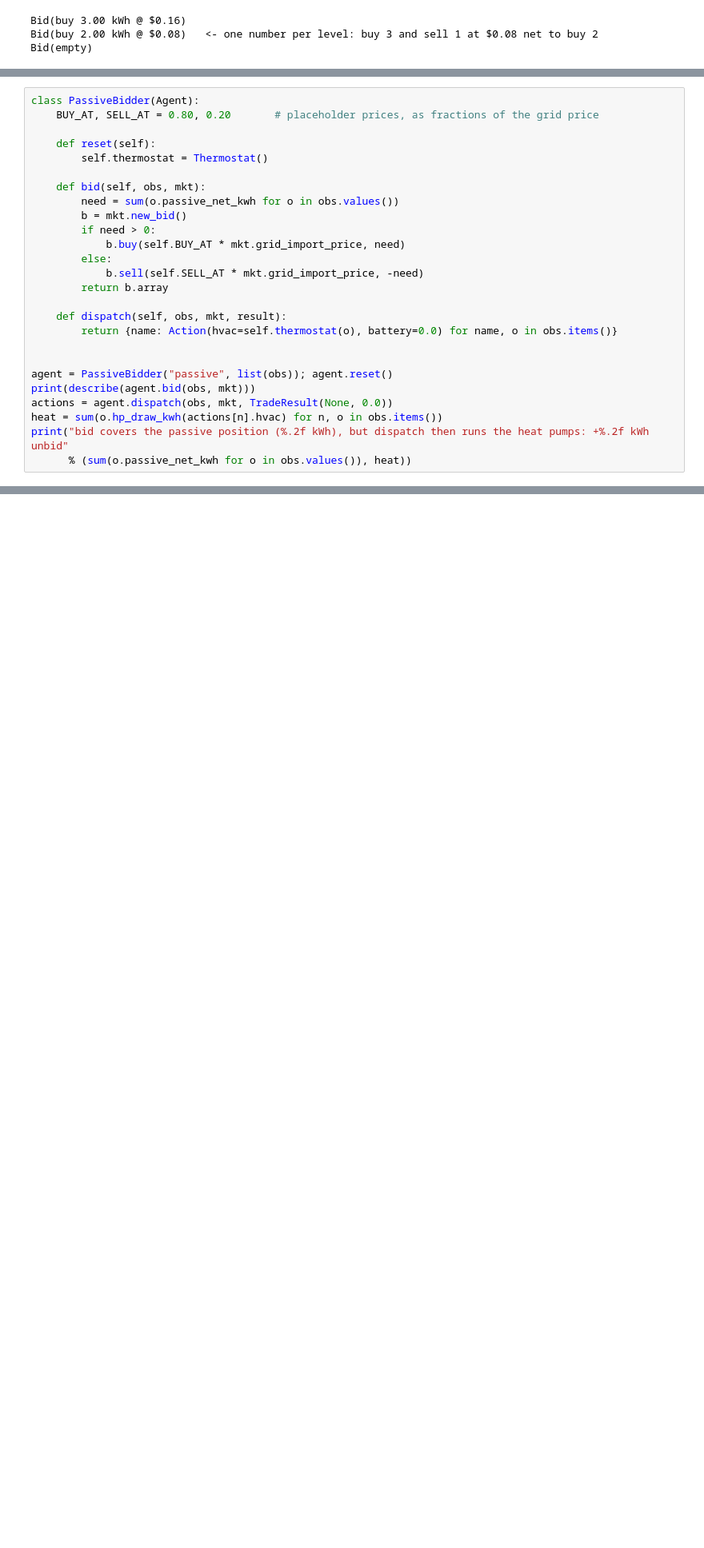
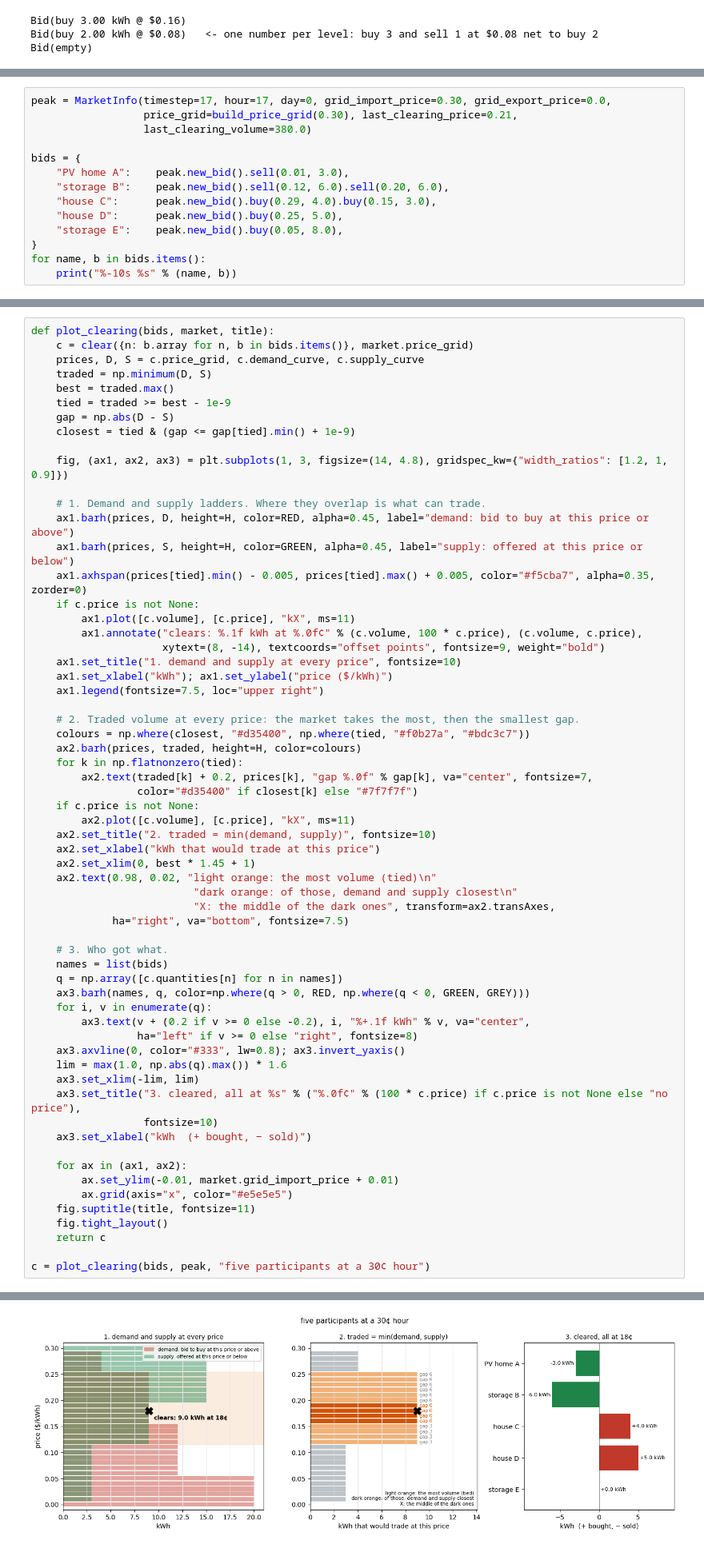
Before and after one commit to TimCDiller/annex_96_p2p, a Jupyter notebook: docs/building_an_agent.ipynb, the cells around one changed output, grey strips where cells are left out. Shown at 80% size. Cells and saved outputs as stored; diff of their text form; blank space fills up the shorter version.

```diff
--- a/docs/building_an_agent.ipynb
+++ b/docs/building_an_agent.ipynb
@@ -505,0 +525,14 @@ what you have spare. This is the README's first example:
+# %%
+peak = MarketInfo(timestep=17, hour=17, day=0, grid_import_price=0.30, grid_export_price=0.0,
+                  price_grid=build_price_grid(0.30), last_clearing_price=0.21,
+                  last_clearing_volume=380.0)
+
+bids = {
+    "PV home A":    peak.new_bid().sell(0.01, 3.0),
+    "storage B":    peak.new_bid().sell(0.12, 6.0).sell(0.20, 6.0),
+    "house C":      peak.new_bid().buy(0.29, 4.0).buy(0.15, 3.0),
+    "house D":      peak.new_bid().buy(0.25, 5.0),
+    "storage E":    peak.new_bid().buy(0.05, 8.0),
+}
+for name, b in bids.items():
+    print("%-10s %s" % (name, b))
@@ -506,27 +545,63 @@ what you have spare. This is the README's first example:
 # %%
-class PassiveBidder(Agent):
-    BUY_AT, SELL_AT = 0.80, 0.20       # placeholder prices, as fractions of the grid price
+def plot_clearing(bids, market, title):
+    c = clear({n: b.array for n, b in bids.items()}, market.price_grid)
+    prices, D, S = c.price_grid, c.demand_curve, c.supply_curve
+    traded = np.minimum(D, S)
+    best = traded.max()
+    tied = traded >= best - 1e-9
+    gap = np.abs(D - S)
+    closest = tied & (gap <= gap[tied].min() + 1e-9)
 
-    def reset(self):
-        self.thermostat = Thermostat()
+    fig, (ax1, ax2, ax3) = plt.subplots(1, 3, figsize=(14, 4.8), gridspec_kw={"width_ratios": [1.2, 1, 0.9]})
 
-    def bid(self, obs, mkt):
-        need = sum(o.passive_net_kwh for o in obs.values())
-        b = mkt.new_bid()
-        if need > 0:
-            b.buy(self.BUY_AT * mkt.grid_import_price, need)
-        else:
-            b.sell(self.SELL_AT * mkt.grid_import_price, -need)
-        return b.array
+    # 1. Demand and supply ladders. Where they overlap is what can trade.
+    ax1.barh(prices, D, height=H, color=RED, alpha=0.45, label="demand: bid to buy at this price or above")
+    ax1.barh(prices, S, height=H, color=GREEN, alpha=0.45, label="supply: offered at this price or below")
+    ax1.axhspan(prices[tied].min() - 0.005, prices[tied].max() + 0.005, color="#f5cba7", alpha=0.35, zorder=0)
+    if c.price is not None:
+        ax1.plot([c.volume], [c.price], "kX", ms=11)
+        ax1.annotate("clears: %.1f kWh at %.0f¢" % (c.volume, 100 * c.price), (c.volume, c.price),
+                     xytext=(8, -14), textcoords="offset points", fontsize=9, weight="bold")
+    ax1.set_title("1. demand and supply at every price", fontsize=10)
+    ax1.set_xlabel("kWh"); ax1.set_ylabel("price ($/kWh)")
+    ax1.legend(fontsize=7.5, loc="upper right")
 
-    def dispatch(self, obs, mkt, result):
-        return {name: Action(hvac=self.thermostat(o), battery=0.0) for name, o in obs.items()}
+    # 2. Traded volume at every price: the market takes the most, then the smallest gap.
+    colours = np.where(closest, "#d35400", np.where(tied, "#f0b27a", "#bdc3c7"))
+    ax2.barh(prices, traded, height=H, color=colours)
+    for k in np.flatnonzero(tied):
+        ax2.text(traded[k] + 0.2, prices[k], "gap %.0f" % gap[k], va="center", fontsize=7,
+                 color="#d35400" if closest[k] else "#7f7f7f")
+    if c.price is not None:
+        ax2.plot([c.volume], [c.price], "kX", ms=11)
+    ax2.set_title("2. traded = min(demand, supply)", fontsize=10)
+    ax2.set_xlabel("kWh that would trade at this price")
+    ax2.set_xlim(0, best * 1.45 + 1)
+    ax2.text(0.98, 0.02, "light orange: the most volume (tied)\n"
+                          "dark orange: of those, demand and supply closest\n"
+                          "X: the middle of the dark ones", transform=ax2.transAxes,
+             ha="right", va="bottom", fontsize=7.5)
 
+    # 3. Who got what.
+    names = list(bids)
+    q = np.array([c.quantities[n] for n in names])
+    ax3.barh(names, q, color=np.where(q > 0, RED, np.where(q < 0, GREEN, GREY)))
+    for i, v in enumerate(q):
+        ax3.text(v + (0.2 if v >= 0 else -0.2), i, "%+.1f kWh" % v, va="center",
+                 ha="left" if v >= 0 else "right", fontsize=8)
+    ax3.axvline(0, color="#333", lw=0.8); ax3.invert_yaxis()
+    lim = max(1.0, np.abs(q).max()) * 1.6
+    ax3.set_xlim(-lim, lim)
+    ax3.set_title("3. cleared, all at %s" % ("%.0f¢" % (100 * c.price) if c.price is not None else "no price"),
+                  fontsize=10)
+    ax3.set_xlabel("kWh  (+ bought, − sold)")
 
-agent = PassiveBidder("passive", list(obs)); agent.reset()
-print(describe(agent.bid(obs, mkt)))
-actions = agent.dispatch(obs, mkt, TradeResult(None, 0.0))
-heat = sum(o.hp_draw_kwh(actions[n].hvac) for n, o in obs.items())
-print("bid covers the passive position (%.2f kWh), but dispatch then runs the heat pumps: +%.2f kWh unbid"
-      % (sum(o.passive_net_kwh for o in obs.values()), heat))
+    for ax in (ax1, ax2):
+        ax.set_ylim(-0.01, market.grid_import_price + 0.01)
+        ax.grid(axis="x", color="#e5e5e5")
+    fig.suptitle(title, fontsize=11)
+    fig.tight_layout()
+    return c
+
+c = plot_clearing(bids, peak, "five participants at a 30¢ hour")
 # %% [output]
@@ -535 +608,2 @@ bid covers the passive position (-12.80 kWh), but dispatch then runs the heat pu
+[figure, added]
 # %% [markdown]
```
Also changed, not shown: parts of 67 cells of this notebook.
